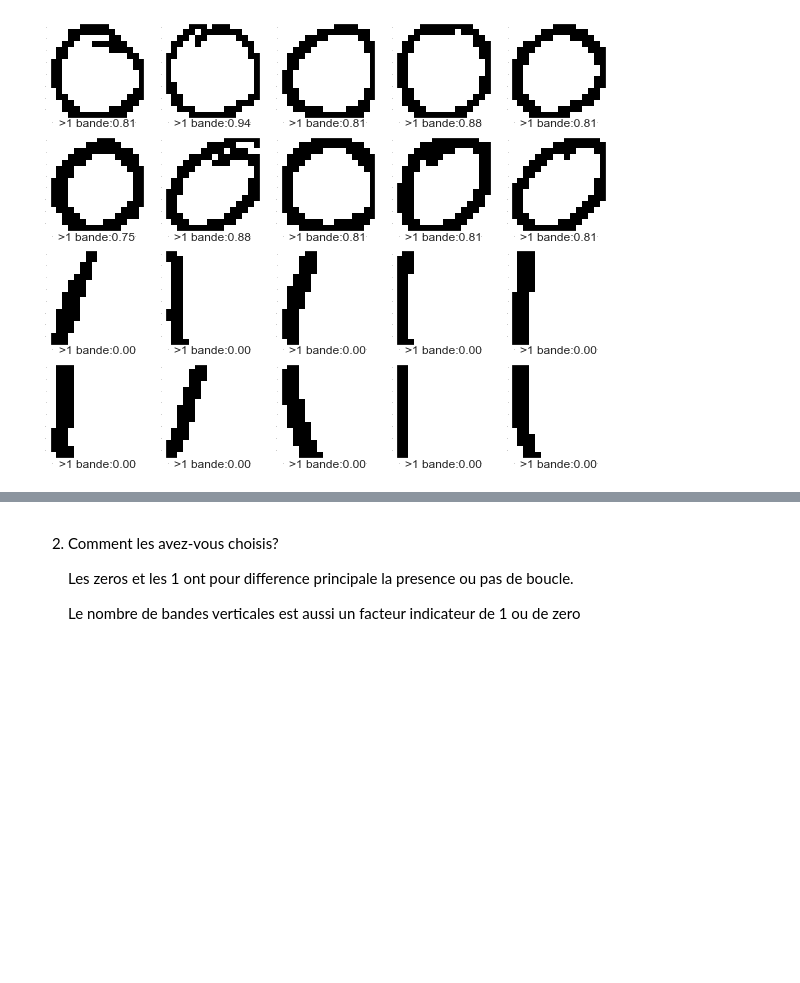
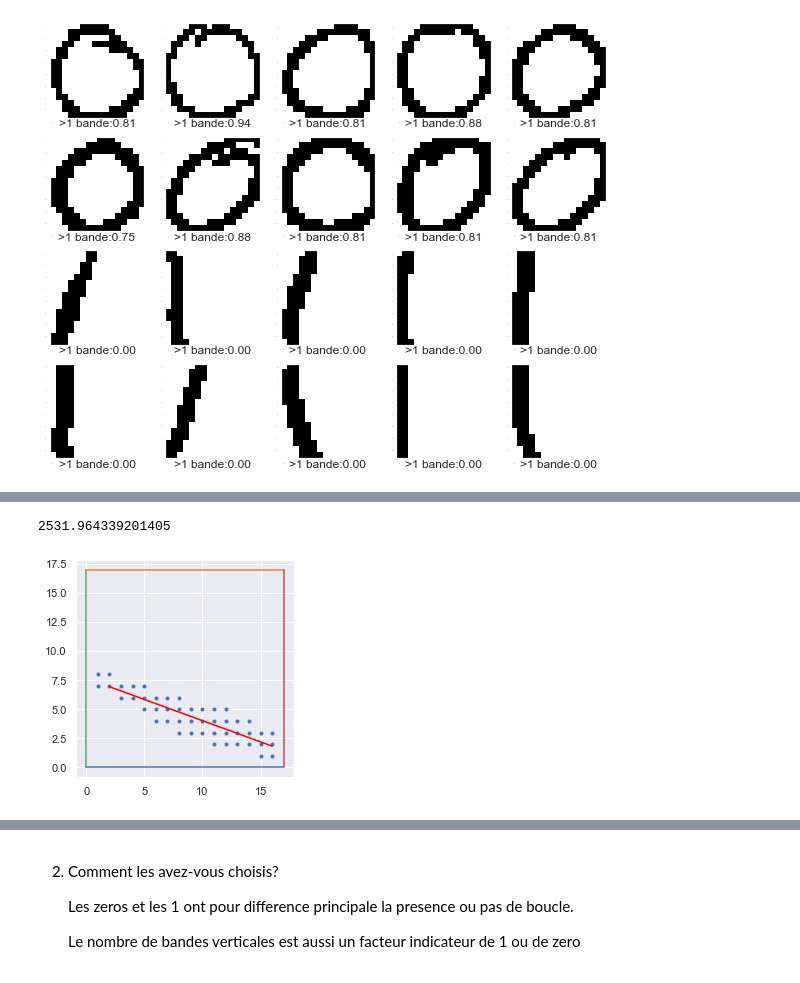
Before and after one commit to MK8BK/SDprojet_image_s2, a Jupyter notebook: 4_analyse_de_donnees.ipynb, the cells around one changed output, grey strips where cells are left out. Saved outputs shown, nothing was run; the diff lists cells and outputs as text; code cells hidden in the pictures; blank space fills up the shorter version.

Commit message:
added linreg

```diff
--- a/4_analyse_de_donnees.ipynb
+++ b/4_analyse_de_donnees.ipynb
@@ -216,16 +216,3 @@ image_grid(images,
            titles=[">1 bande:{0:.2f}".format(nb_bandes_zero(images[i])) for i in range(len(images))])
 # %% [output]
 [figure]
-# %%
-from math import sqrt
-
-def linreg(xs,ys):
-    moyenne_x = sum(xs)/len(xs)
-    moyenne_y = sum(ys)/len(ys)
-    a = sum([((x - moyenne_x)*(y - moyenne_y)) for x, y in zip(xs,ys)])/sum([(x-moyenne_x)**2 for x in xs])
-    b = moyenne_y - (a * moyenne_x)
-    rnum = sum([(x - moyenne_x)*(y - moyenne_y) for x, y in zip(xs,ys)])
-    rdenum = sqrt(sum([(x-moyenne_x)**2 for x in xs])*sum([(y-moyenne_y)**2 for y in ys]))
-    r = rnum/rdenum
-    fit = sum([(y - b+a*x)**2 for x,y in zip(list(np.linspace(xs[0],xs[-1], len(xs))), ys)])
-    return (a,b,r, fit)
@@ -297,0 +219,15 @@ plt.scatter([images.index[i][:-4] for i in range(10,20)],fits[10:], color='red')
+# %%
+from math import sqrt
+
+def linreg(xs,ys):
+    moyenne_x = sum(xs)/len(xs)
+    moyenne_y = sum(ys)/len(ys)
+    a = sum([((x - moyenne_x)*(y - moyenne_y)) for x, y in zip(xs,ys)])/sum([(x-moyenne_x)**2 for x in xs])
+    b = moyenne_y - (a * moyenne_x)
+    rnum = sum([(x - moyenne_x)*(y - moyenne_y) for x, y in zip(xs,ys)])
+    rdenum = sqrt(sum([(x-moyenne_x)**2 for x in xs])*sum([(y-moyenne_y)**2 for y in ys]))
+    r = rnum/rdenum
+    rss = sum([(y - b+a*x)**2 for x,y in zip(list(np.linspace(xs[0],xs[-1], len(xs))), ys)])
+    ess = sum([(y - yp)**2 for yp,y in zip([b+a*x for x in xs], ys)])
+    tss = ess+rss
+    return (a,b,r,rss,ess,tss)
@@ -297,0 +245,19 @@ plt.scatter([images.index[i][:-4] for i in range(10,20)],fits[10:], color='red')
+# %%
+tstimg = np.array(images_rotations[10])
+black = [(16-px,py+1) for px in range(len(tstimg)) for py in range(len(tstimg[px])) if list(tstimg[px][py])!=[255,255,255,255]]
+xs = [point[1] for point in black]
+ys = [point[0] for point in black]
+a,b,r,rss,ess,tss = linreg(xs,ys)
+abcisse = list(range(2,17))
+ordonnee = [a * x + b for x in abcisse]
+plt.plot([0,17],[0,0])
+plt.plot([0,17],[17,17])
+plt.plot([0,0],[0,17])
+plt.plot([17,17],[17,0])
+plt.axis('square')
+plt.plot(abcisse, ordonnee, color="red")
+plt.scatter(xs,ys, marker=".")
+print(tss)
+# %% [output]
+2531.964339201405
+[figure, added]
```
Also changed, not shown: parts of 11 cells of this notebook, 1 other file.
